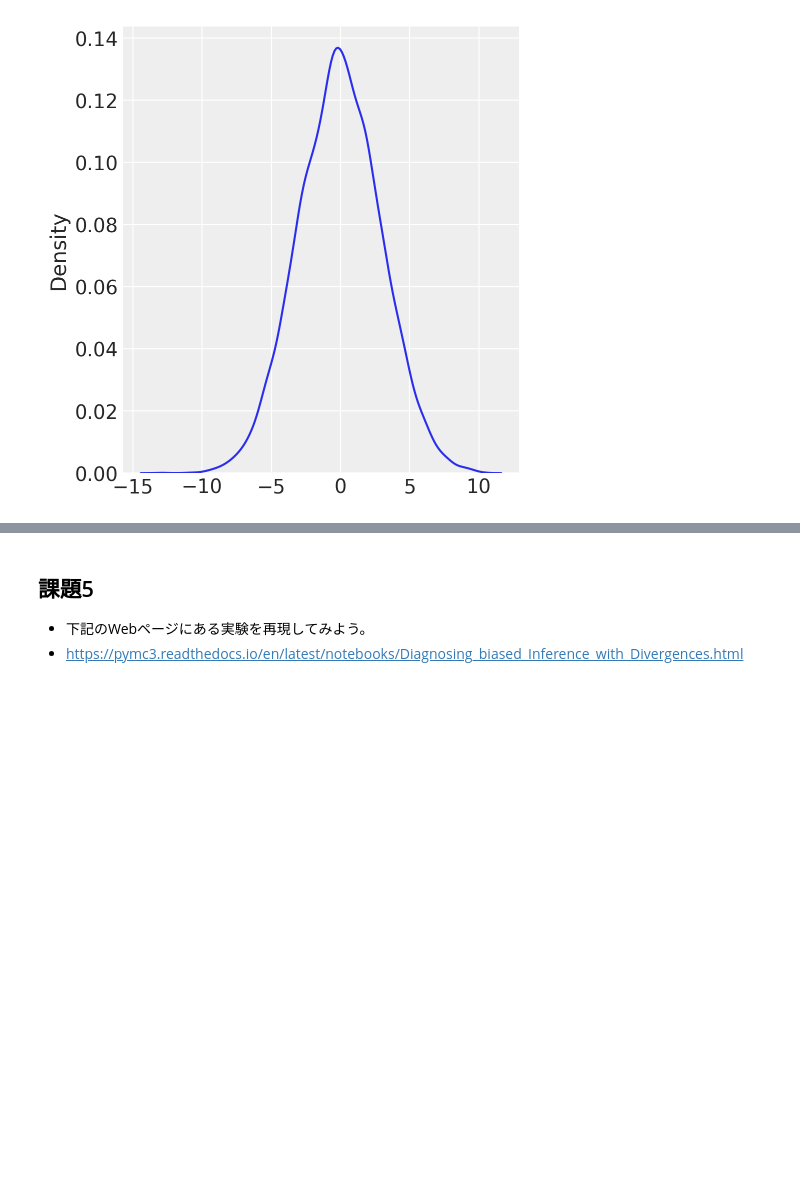
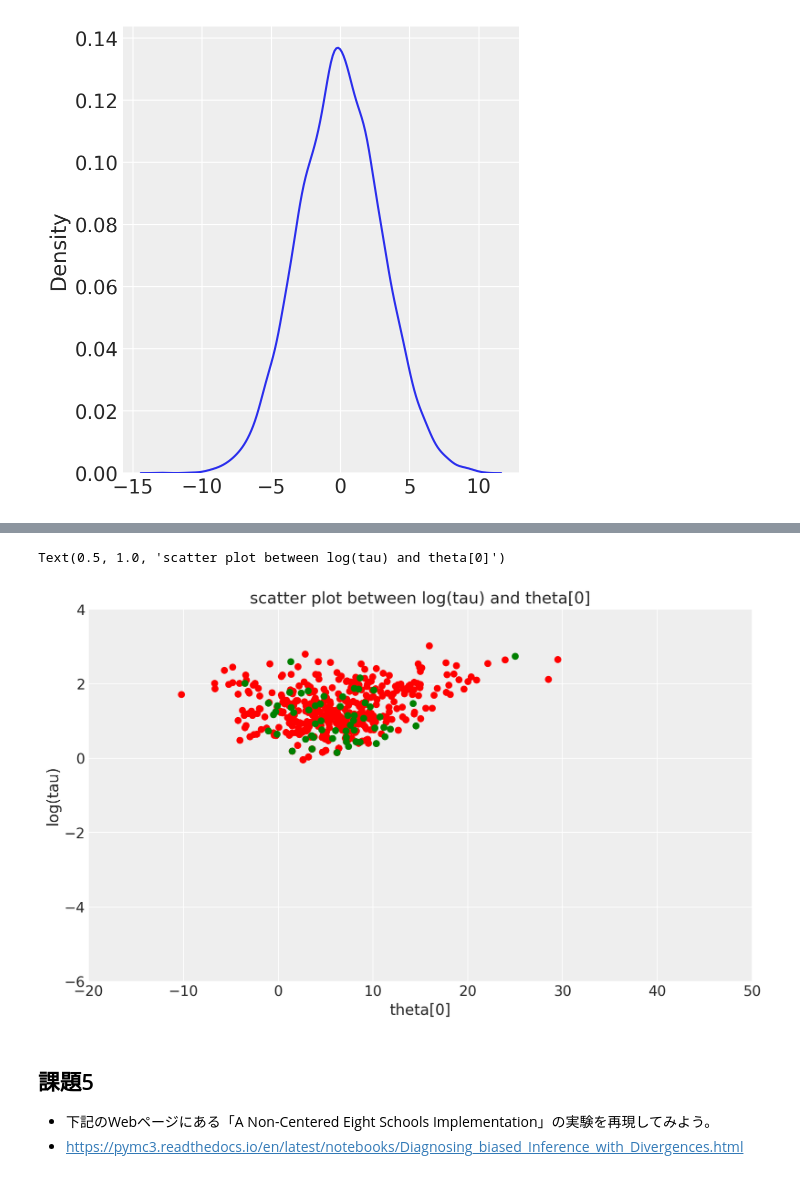
Before and after one commit to tomonari-masada/course2021-stats2, a Jupyter notebook: 05_divergent_transitions.ipynb, the cells around one changed output, grey strips where cells are left out. Drawn from its saved outputs; the diff is of its cells as text; code cells hidden in the pictures; blank space fills up the shorter version.

```diff
--- a/05_divergent_transitions.ipynb
+++ b/05_divergent_transitions.ipynb
@@ -177,4 +336,19 @@ sns.displot(y, kind="kde")
+# %%
+chain_id = 1
+# %%
+theta_trace = short_trace.posterior['theta'][chain_id]
+theta0 = theta_trace[:,0]
+plt.figure(figsize=(10, 6))
+plt.scatter(theta0[divergent == 0], logtau[chain_id][divergent == 0], color='r')
+plt.scatter(theta0[divergent == 1], logtau[chain_id][divergent == 1], color='g')
+plt.axis([-20, 50, -6, 4])
+plt.ylabel('log(tau)')
+plt.xlabel('theta[0]')
+plt.title('scatter plot between log(tau) and theta[0]')
+# %% [output]
+Text(0.5, 1.0, 'scatter plot between log(tau) and theta[0]')
+[figure, added]
 # %% [markdown]
 ## 課題5
-* 下記のWebページにある実験を再現してみよう。
+* 下記のWebページにある「A Non-Centered Eight Schools Implementation」の実験を再現してみよう。
  * https://pymc3.readthedocs.io/en/latest/notebooks/Diagnosing_biased_Inference_with_Divergences.html
```
Also changed, not shown: parts of 26 cells of this notebook.
